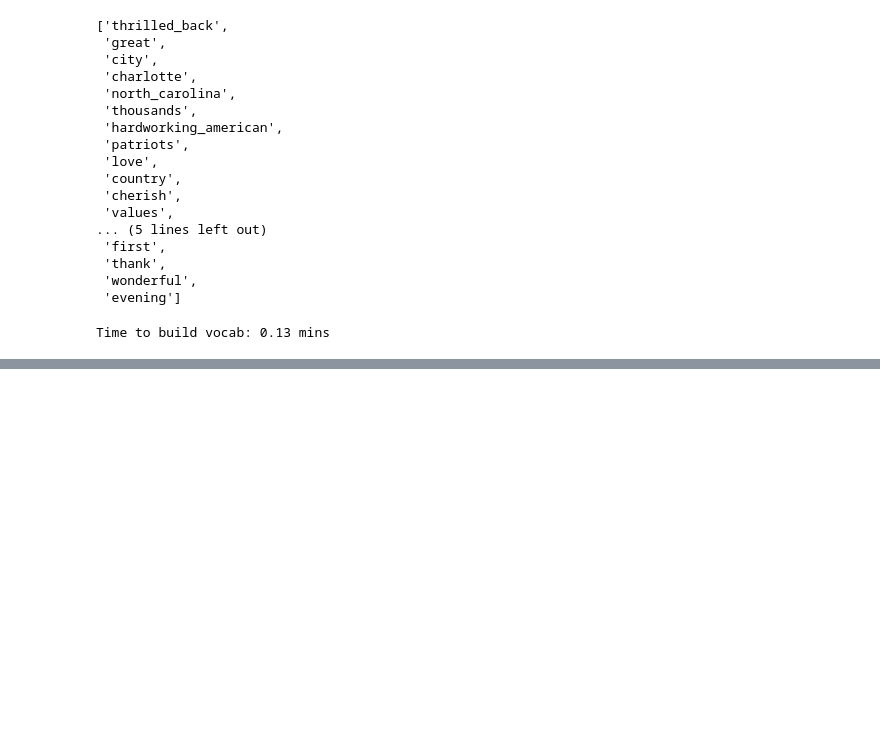
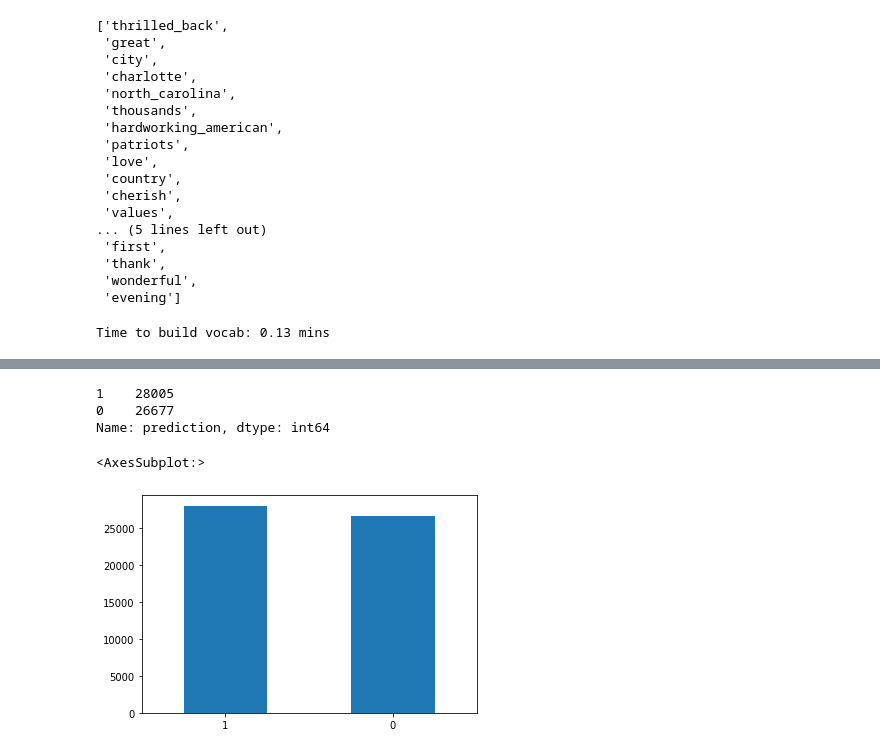
Before and after one commit to TZstatsADS/Spring2021-Project5-group2, a Jupyter notebook: doc/tds-unsupervised-sa.ipynb, the cells around one changed output, grey strips where cells are left out. Drawn from its saved outputs; the diff is of its cells as text; code cells hidden in the pictures; blank space fills up the shorter version.

```diff
--- a/doc/tds-unsupervised-sa.ipynb
+++ b/doc/tds-unsupervised-sa.ipynb
@@ -228,0 +271,12 @@ replacement_df['sentiment'] = [1 if i==1 else 0 for i in replacement_df.sentimen
+# %%
+replacement_df.prediction.value_counts()
+# %% [output]
+1    28005
+0    26677
+Name: prediction, dtype: int64
+# %%
+replacement_df.prediction.value_counts().plot(kind='bar',
+                                              rot=0)
+# %% [output]
+<AxesSubplot:>
+[figure, added]
```
Also changed, not shown: parts of 26 cells of this notebook, 6 other files.
